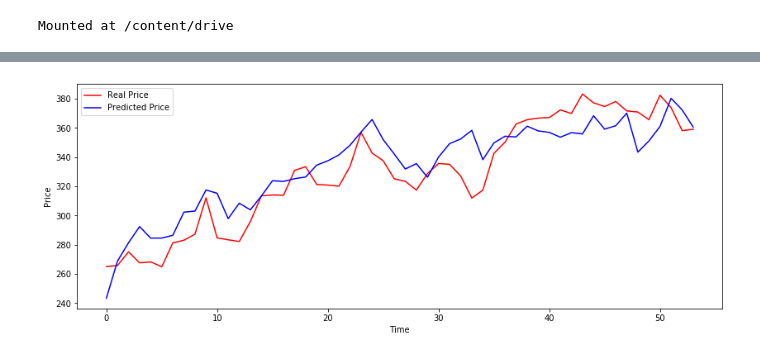
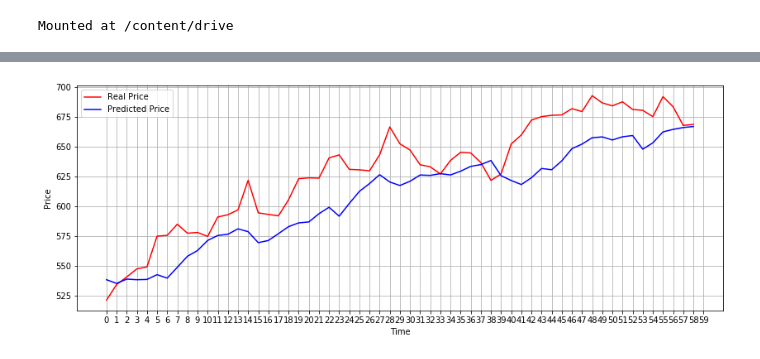
Before and after one commit to srijitcnair/StockPricePredictionLSTM, a Jupyter notebook: StockPricePrediction.ipynb, the cells around one changed output, grey strips where cells are left out. Cells and saved outputs as stored; diff of their text form; code cells hidden in the pictures.

```diff
--- a/StockPricePrediction.ipynb
+++ b/StockPricePrediction.ipynb
@@ -148,29 +154,29 @@ def preprocessAndSplitData(ticker, target_column, train_date_limit, validation_d
   ticker_data.drop(labels=[target_column], axis=1,inplace = True)
   ticker_data.insert(0, target_column, t)
 
-  scaler = MinMaxScaler(feature_range=(-1,1))
+  scaler = MinMaxScaler(feature_range=(0,1))
 
   train_data = ticker_data[ticker_data['Date']<train_date_limit].copy()
   train_data.drop('Date',axis=1, inplace=True)
   train_data = scaler.fit_transform(train_data)
   train_data_y = train_data[:,0]
   train_data_x = train_data[:, 1:]
-  pca = applyPCA(train_data_x)
-  train_data_x = pca.transform(train_data_x)
+  #pca = applyPCA(train_data_x)
+  #train_data_x = pca.transform(train_data_x)
 
   valid_data = ticker_data[(ticker_data['Date']>=train_date_limit) & (ticker_data['Date']<validation_date_limit)].copy()
   valid_data.drop('Date',axis=1, inplace=True)
   valid_data = scaler.transform(valid_data)
   valid_data_y = valid_data[:,0]
   valid_data_x = valid_data[:, 1:]
-  valid_data_x = pca.transform(valid_data_x)
+  #valid_data_x = pca.transform(valid_data_x)
 
   test_data = ticker_data[ticker_data['Date']>=validation_date_limit].copy()
   test_data.drop('Date',axis=1, inplace=True)
   test_data = scaler.transform(test_data)
   test_data_y = test_data[:,0]
   test_data_x = test_data[:, 1:]
-  test_data_x = pca.transform(test_data_x)
+  #test_data_x = pca.transform(test_data_x)
 
   X_train = []
   Y_train = []
@@ -233,13 +237,18 @@ num_features = len(X_train[0][0])
 batch_size = 100
 buffer_size = 10000
 # %%
-model = Sequential()
+model = Sequential(
+    [
+      Bidirectional(LSTM(units=256, return_sequences=True)),
+      Bidirectional(LSTM(units=128)),
+      Dense(units=64, activation='relu'),
+      Dropout(0.5),
+      Dense(units=1, activation='relu')
+    ]
+)
 
-model.add(LSTM(units=64,input_shape=[num_lookback_days,num_features]))#, return_sequences=True))
-model.add(Dropout(0.2))
-model.add(Dense(units=12, activation='relu'))
-model.add(Dropout(0.2))
-model.add(Dense(units=1, activation='relu'))
+model.build(input_shape=[batch_size, num_lookback_days,num_features])
+
 #model.add(Dropout(0.2))
 
 #model.add(LSTM(units=128,return_sequences=True))
@@ -255,6 +264,13 @@ model.add(Dense(units=1, activation='relu'))
 #model.add(Dropout(0.4))
 
 #model.add(Dense(units=32, activation='relu'))
+# %%
+#optimizer = tf.keras.optimizers.RMSprop(0.001)
+optimizer = tf.keras.optimizers.Adam(learning_rate=0.001)
+loss = tf.keras.losses.MeanSquaredError()
+#loss = tf.keras.losses.BinaryCrossentropy(from_logits=True)
+
+model.compile(optimizer=optimizer, loss=loss)
 # %%
 model.summary()
 # %% [output]
@@ -277,9 +293,5 @@ Trainable params: 18,713
 Non-trainable params: 0
 _________________________________________________________________
-# %%
-#optimizer = tf.keras.optimizers.RMSprop(0.001)
-
-model.compile(optimizer='adam', loss='mean_squared_error')
 # %%
 for x, y in test_data_batch.take(1):
   print(x.shape)
@@ -345,10 +357,14 @@ array([[265.09002686],
 # %%
-plt.figure(figsize=(14,5))
+fig = plt.figure(figsize=(14,5))
 plt.plot(Y_test_scaled, color = 'red', label = 'Real Price')
 plt.plot(Y_pred, color = 'blue', label = 'Predicted Price')
+
+ax = fig.gca()
+ax.set_xticks(np.arange(0, 60, 1))
 plt.xlabel('Time')
 plt.ylabel('Price')
 plt.legend()
+plt.grid()
 plt.show()
 # %% [output]
-[figure, old version]
+[figure, new version]
```
Also changed, not shown: parts of 10 cells of this notebook.
